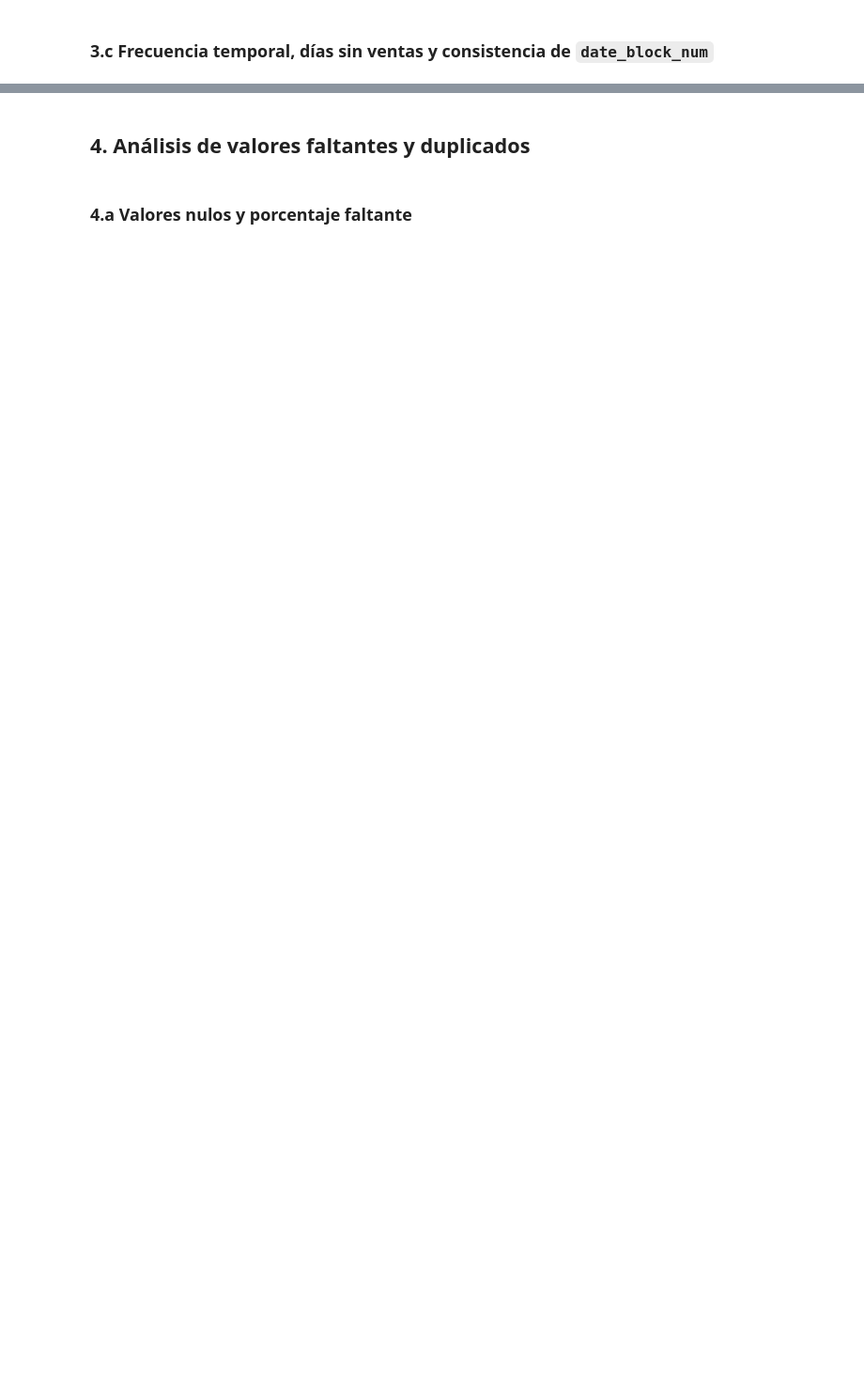
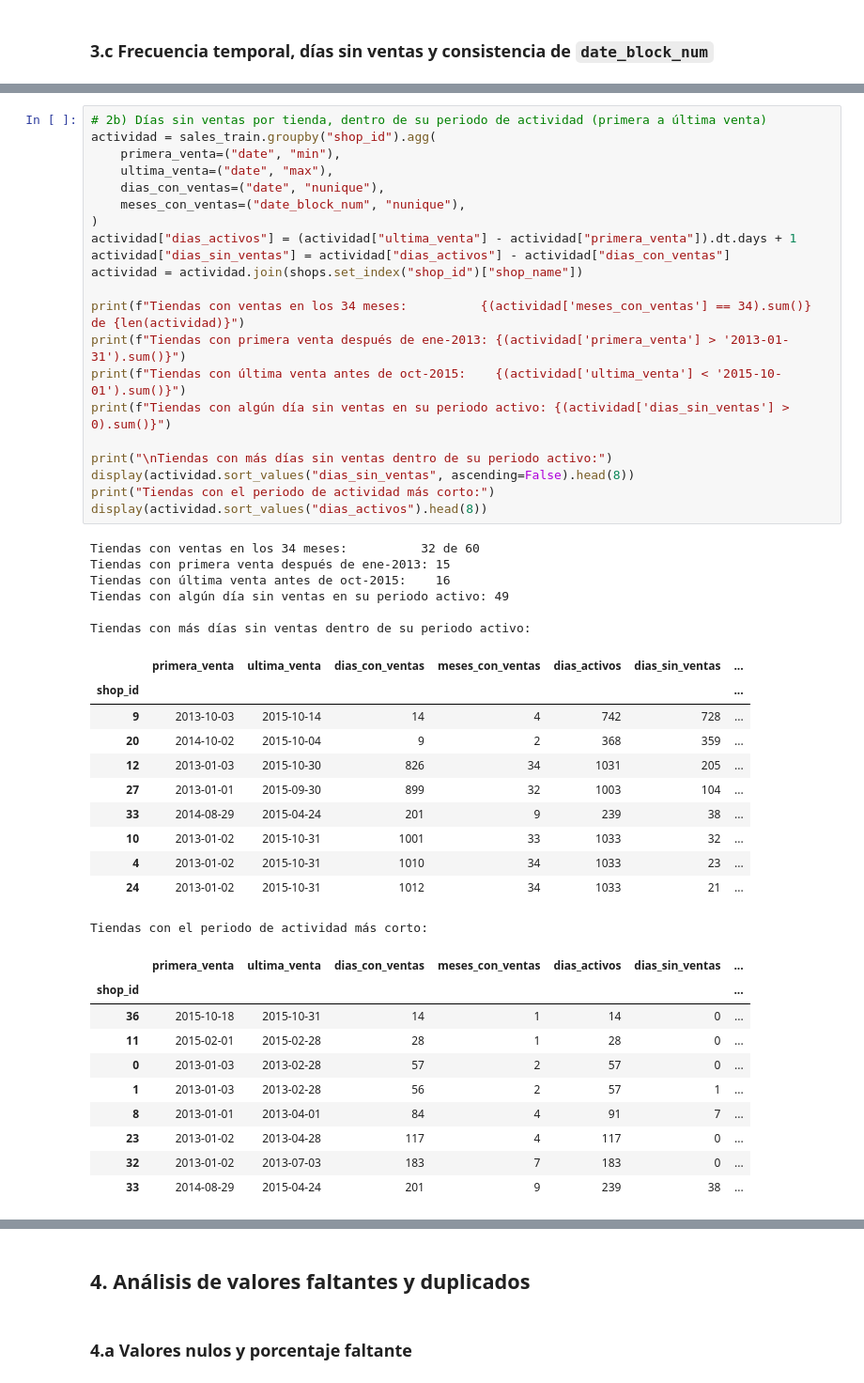
Before and after one commit to alfredo1010/proyecto_predict_future_sales, a Jupyter notebook: notebooks/01_exploratory_data_analysis.ipynb, the cells around one changed output, grey strips where cells are left out. Shown at 94% size. Cells and saved outputs as stored; diff of their text form; blank space fills up the shorter version.

```diff
--- a/notebooks/01_exploratory_data_analysis.ipynb
+++ b/notebooks/01_exploratory_data_analysis.ipynb
@@ -74,0 +337,49 @@ print("Datos crudos en:", RAW_DATA_DIR)
+# %%
+# 2b) Días sin ventas por tienda, dentro de su periodo de actividad (primera a última venta)
+actividad = sales_train.groupby("shop_id").agg(
+    primera_venta=("date", "min"),
+    ultima_venta=("date", "max"),
+    dias_con_ventas=("date", "nunique"),
+    meses_con_ventas=("date_block_num", "nunique"),
+)
+actividad["dias_activos"] = (actividad["ultima_venta"] - actividad["primera_venta"]).dt.days + 1
+actividad["dias_sin_ventas"] = actividad["dias_activos"] - actividad["dias_con_ventas"]
+actividad = actividad.join(shops.set_index("shop_id")["shop_name"])
+
+print(f"Tiendas con ventas en los 34 meses:          {(actividad['meses_con_ventas'] == 34).sum()} de {len(actividad)}")
+print(f"Tiendas con primera venta después de ene-2013: {(actividad['primera_venta'] > '2013-01-31').sum()}")
+print(f"Tiendas con última venta antes de oct-2015:    {(actividad['ultima_venta'] < '2015-10-01').sum()}")
+print(f"Tiendas con algún día sin ventas en su periodo activo: {(actividad['dias_sin_ventas'] > 0).sum()}")
+
+print("\nTiendas con más días sin ventas dentro de su periodo activo:")
+display(actividad.sort_values("dias_sin_ventas", ascending=False).head(8))
+print("Tiendas con el periodo de actividad más corto:")
+display(actividad.sort_values("dias_activos").head(8))
+# %% [output]
+Tiendas con ventas en los 34 meses:          32 de 60
+Tiendas con primera venta después de ene-2013: 15
+Tiendas con última venta antes de oct-2015:    16
+Tiendas con algún día sin ventas en su periodo activo: 49
+
+Tiendas con más días sin ventas dentro de su periodo activo:
+|  | primera_venta | ultima_venta | dias_con_ventas | meses_con_ventas | dias_activos | dias_sin_ventas | ... |
+| shop_id |  |  |  |  |  |  | ... |
+| 9 | 2013-10-03 | 2015-10-14 | 14 | 4 | 742 | 728 | ... |
+| 20 | 2014-10-02 | 2015-10-04 | 9 | 2 | 368 | 359 | ... |
+| 12 | 2013-01-03 | 2015-10-30 | 826 | 34 | 1031 | 205 | ... |
+| 27 | 2013-01-01 | 2015-09-30 | 899 | 32 | 1003 | 104 | ... |
+| 33 | 2014-08-29 | 2015-04-24 | 201 | 9 | 239 | 38 | ... |
+| 10 | 2013-01-02 | 2015-10-31 | 1001 | 33 | 1033 | 32 | ... |
+| 4 | 2013-01-02 | 2015-10-31 | 1010 | 34 | 1033 | 23 | ... |
+| 24 | 2013-01-02 | 2015-10-31 | 1012 | 34 | 1033 | 21 | ... |
+Tiendas con el periodo de actividad más corto:
+|  | primera_venta | ultima_venta | dias_con_ventas | meses_con_ventas | dias_activos | dias_sin_ventas | ... |
+| shop_id |  |  |  |  |  |  | ... |
+| 36 | 2015-10-18 | 2015-10-31 | 14 | 1 | 14 | 0 | ... |
+| 11 | 2015-02-01 | 2015-02-28 | 28 | 1 | 28 | 0 | ... |
+| 0 | 2013-01-03 | 2013-02-28 | 57 | 2 | 57 | 0 | ... |
+| 1 | 2013-01-03 | 2013-02-28 | 56 | 2 | 57 | 1 | ... |
+| 8 | 2013-01-01 | 2013-04-01 | 84 | 4 | 91 | 7 | ... |
+| 23 | 2013-01-02 | 2013-04-28 | 117 | 4 | 117 | 0 | ... |
+| 32 | 2013-01-02 | 2013-07-03 | 183 | 7 | 183 | 0 | ... |
+| 33 | 2014-08-29 | 2015-04-24 | 201 | 9 | 239 | 38 | ... |
```
Also changed, not shown: parts of 29 cells of this notebook, 4 other files.
